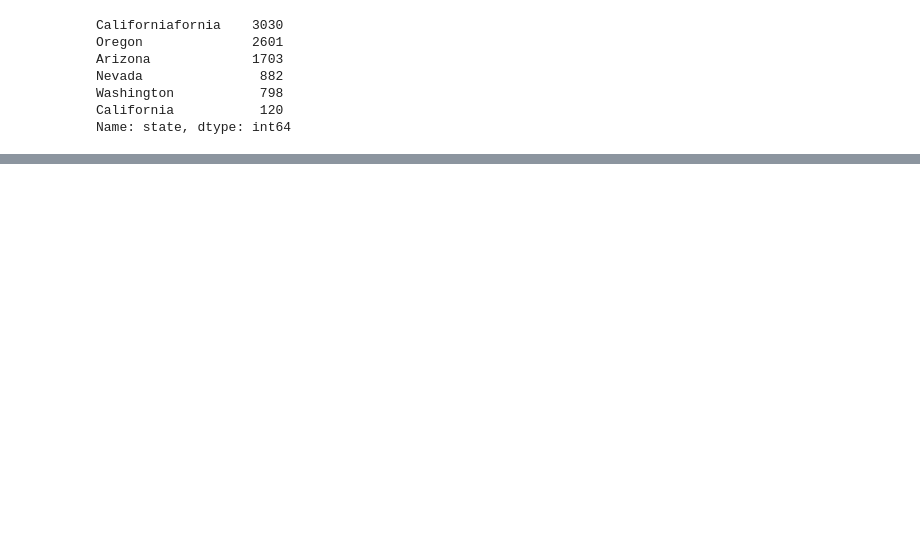
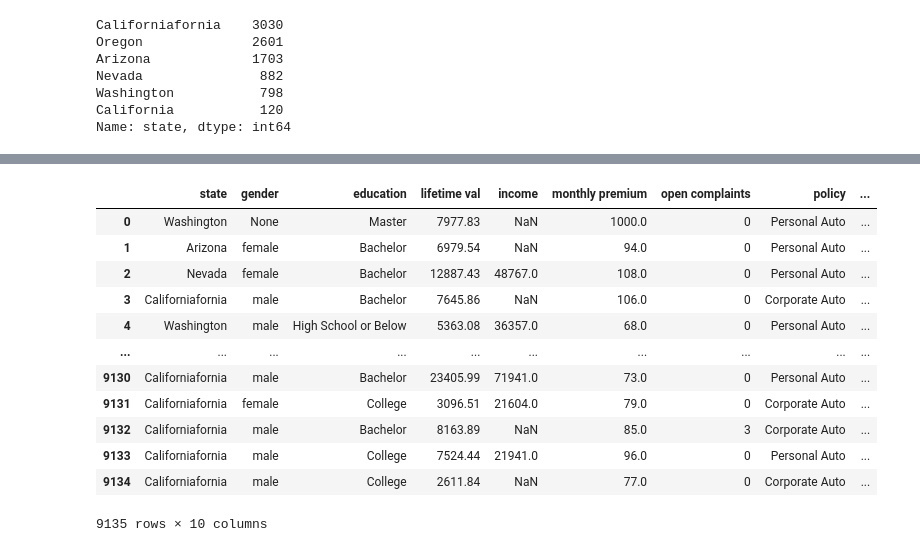
Before and after one commit to joom79/IronhackLab, a Jupyter notebook: Customer_Analysis_Case_Study/PanMonTue.ipynb, the cells around one changed output, grey strips where cells are left out. Saved outputs shown, nothing was run; the diff lists cells and outputs as text; code cells hidden in the pictures; blank space fills up the shorter version.

```diff
--- a/Customer_Analysis_Case_Study/PanMonTue.ipynb
+++ b/Customer_Analysis_Case_Study/PanMonTue.ipynb
@@ -475,0 +504,18 @@ Name: state, dtype: int64
+# %%
+#we have replaced the zeros for empty values (so later we can add the mean of the remaining values)
+cars_df ["income"] = cars_df["income"].replace(0.0, np.NaN, regex=True)
+cars_df
+# %% [output]
+|  | state | gender | education | lifetime val | income | monthly premium | open complaints | policy | ... |
+| 0 | Washington | None | Master | 7977.83 | NaN | 1000.0 | 0 | Personal Auto | ... |
+| 1 | Arizona | female | Bachelor | 6979.54 | NaN | 94.0 | 0 | Personal Auto | ... |
+| 2 | Nevada | female | Bachelor | 12887.43 | 48767.0 | 108.0 | 0 | Personal Auto | ... |
+| 3 | Californiafornia | male | Bachelor | 7645.86 | NaN | 106.0 | 0 | Corporate Auto | ... |
+| 4 | Washington | male | High School or Below | 5363.08 | 36357.0 | 68.0 | 0 | Personal Auto | ... |
+| ... | ... | ... | ... | ... | ... | ... | ... | ... | ... |
+| 9130 | Californiafornia | male | Bachelor | 23405.99 | 71941.0 | 73.0 | 0 | Personal Auto | ... |
+| 9131 | Californiafornia | female | College | 3096.51 | 21604.0 | 79.0 | 0 | Corporate Auto | ... |
+| 9132 | Californiafornia | male | Bachelor | 8163.89 | NaN | 85.0 | 3 | Corporate Auto | ... |
+| 9133 | Californiafornia | male | College | 7524.44 | 21941.0 | 96.0 | 0 | Personal Auto | ... |
+| 9134 | Californiafornia | male | College | 2611.84 | NaN | 77.0 | 0 | Corporate Auto | ... |
+9135 rows × 10 columns
```
Also changed, not shown: parts of 31 cells of this notebook, 4 other files.
